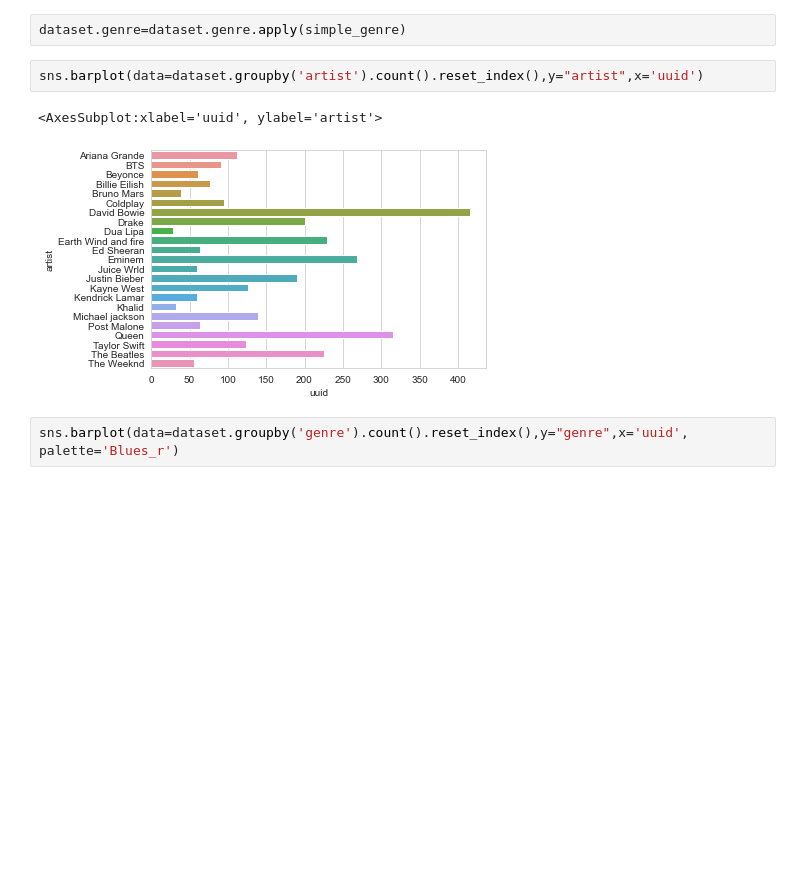
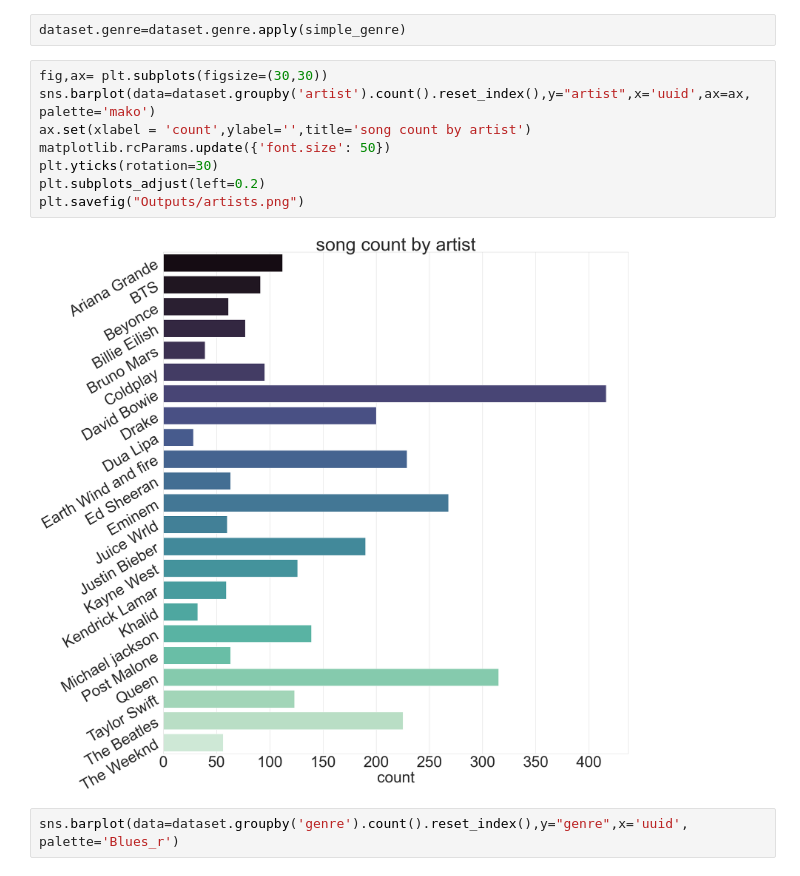
Before and after one commit to Pliploop/Spectrogram_Artist_Recognition, a Jupyter notebook: notebooks/Exploration.ipynb, the cells around one changed output. Drawn from its saved outputs; the diff is of its cells as text; blank space fills up the shorter version.

```diff
--- a/notebooks/Exploration.ipynb
+++ b/notebooks/Exploration.ipynb
@@ -43,11 +43,16 @@ def simple_genre(x):
         return x
 # %%
 dataset.genre=dataset.genre.apply(simple_genre)
-# %%
-sns.barplot(data=dataset.groupby('artist').count().reset_index(),y="artist",x='uuid')
-# %% [output]
-<AxesSubplot:xlabel='uuid', ylabel='artist'>
-[figure, removed]
+# %%
+fig,ax= plt.subplots(figsize=(30,30))
+sns.barplot(data=dataset.groupby('artist').count().reset_index(),y="artist",x='uuid',ax=ax, palette='mako')
+ax.set(xlabel = 'count',ylabel='',title='song count by artist')
+matplotlib.rcParams.update({'font.size': 50})
+plt.yticks(rotation=30)
+plt.subplots_adjust(left=0.2)
+plt.savefig("Outputs/artists.png")
+# %% [output]
+[figure, added]
 # %%
 sns.barplot(data=dataset.groupby('genre').count().reset_index(),y="genre",x='uuid', palette='Blues_r')
 # %% [output]
```
Also changed, not shown: parts of 9 cells of this notebook, 8 other files.
